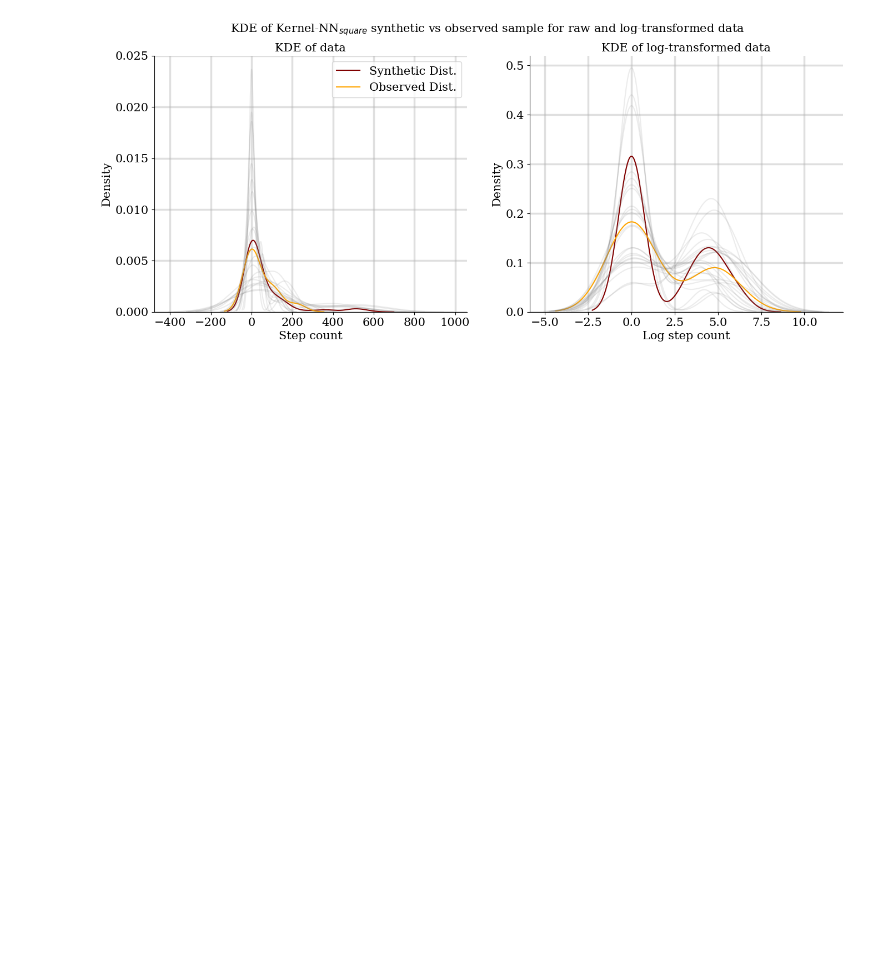
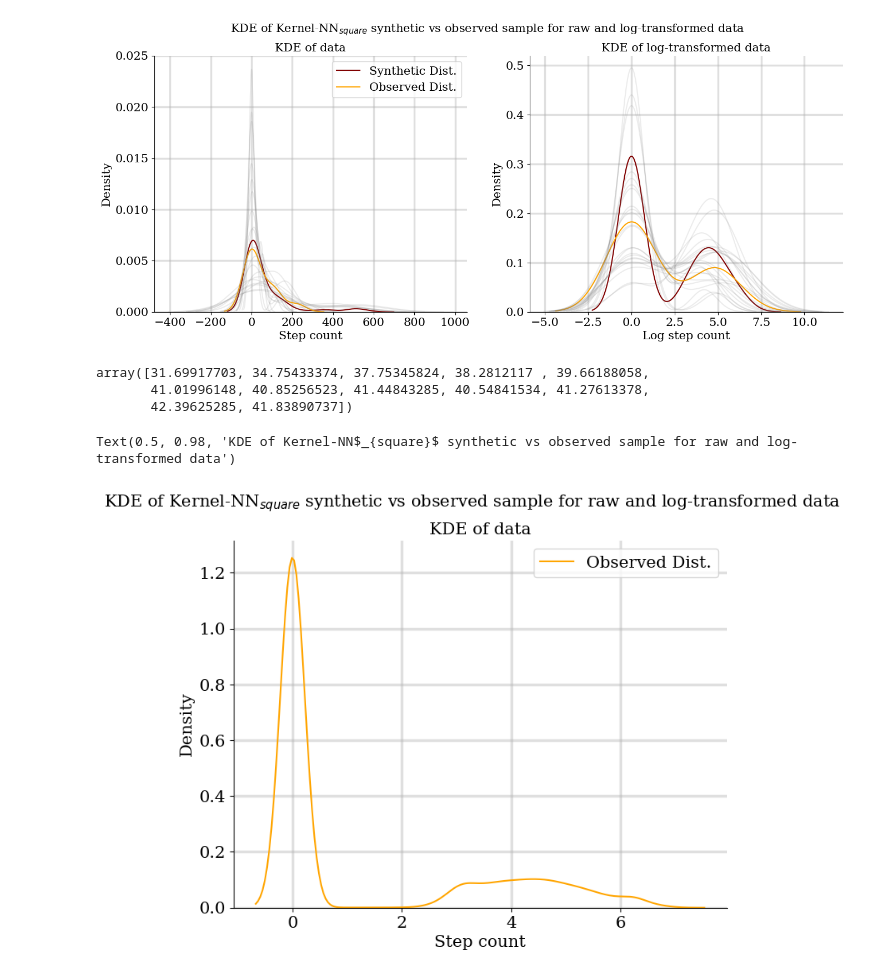
Before and after one commit to calebchin/Heartsteps-DNN, a Jupyter notebook: notebooks/plots.ipynb, the cells around one changed output. Cells and saved outputs as stored; diff of their text form; code cells hidden in the pictures; blank space fills up the shorter version.

```diff
--- a/notebooks/plots.ipynb
+++ b/notebooks/plots.ipynb
@@ -626,0 +693,13 @@ plt.savefig("kde_alldnn_unit0time1.pdf", bbox_inches = "tight")
+# %%
+M_hs = np.load("../data_checkpoints/heartsteps_data.npy")
+A_hs = np.load("../data_checkpoints/heartsteps_mask.npy")
+
+M_hs = M_hs[:, :, :, None]
+
+# truncate the data as most users have had 40 days
+M_hs = M_hs[:, 0:200]
+A_hs = A_hs[:, 0:200]
+
+N, T, n, d = M_hs.shape
+
+M_hs_log = np.log(M_hs + 1)
@@ -727,3 +1220,49 @@ fig.suptitle("KDE of Kernel-NN$_{square}$ synthetic vs observed sample for raw a
 plt.savefig("kde_mmd_sq_unit7time62.pdf", bbox_inches = "tight")
 # %% [output]
 [figure]
+# %%
+mean_overall
+# %% [output]
+array([31.69917703, 34.75433374, 37.75345824, 38.2812117 , 39.66188058,
+       41.01996148, 40.85256523, 41.44843285, 40.54841534, 41.27613378,
+       42.39625285, 41.83890737])
+# %%
+fig, ax1 = plt.subplots(figsize = (8, 6), ncols = 1)
+M_hs_filtered = M_hs[A_hs != 2]
+all_entries =  np.log(M_hs_filtered.flatten() + 1)
+#sns.kdeplot(mmd_estimates_sq[mmd_sq_unit][mmd_sq_time].flatten(),color = "maroon", ax = ax1)
+sns.kdeplot(all_entries, color="orange", ax = ax1)
+ax1.legend(["Observed Dist."])
+ax1.set_xlabel("Step count")
+ax1.set_ylabel("Density")
+ax1.set_title("KDE of data")
+
+# for j in mmd_sq_neighbors[mmd_sq_unit][mmd_sq_time][0]:
+#   sns.kdeplot(M_hs[mmd_sq_unit, j].flatten(), color = "grey", ax = ax1, alpha= 0.15)
+
+# sns.kdeplot(mmd_estimates_sq_log[mmd_sq_unit][mmd_sq_time].flatten(),color = "maroon", ax = ax2)
+# sns.kdeplot(M_hs_log[mmd_sq_unit, mmd_sq_time].flatten(), color="orange", ax = ax2)
+
+# for j in mmd_sq_neighbors_log[mmd_sq_unit][mmd_sq_time][0]:
+#   sns.kdeplot(M_hs_log[mmd_sq_unit, j].flatten(), color = "grey", ax = ax2, alpha= 0.15)
+
+# ax2.set_xlabel("Log step count")
+# ax2.set_title("KDE of log-transformed data")
+
+ax1.spines['top'].set_visible(False)
+ax1.spines['right'].set_visible(False)
+ax1.grid(True, alpha=0.4)
+
+#ax1.set_ylim(0, 0.025)
+
+# ax2.spines['top'].set_visible(False)
+# ax2.spines['right'].set_visible(False)
+# ax2.grid(True, alpha=0.4)
+
+
+fig.suptitle("KDE of Kernel-NN$_{square}$ synthetic vs observed sample for raw and log-transformed data")
+#ks_error_ws2_estimates[ws2_i, ws2_j]
+#plt.savefig("kde_mmd_sq_unit7time62.pdf", bbox_inches = "tight")
+# %% [output]
+Text(0.5, 0.98, 'KDE of Kernel-NN$_{square}$ synthetic vs observed sample for raw and log-transformed data')
+[figure, added]
```
Also changed, not shown: parts of 113 cells of this notebook, 13 other files.
